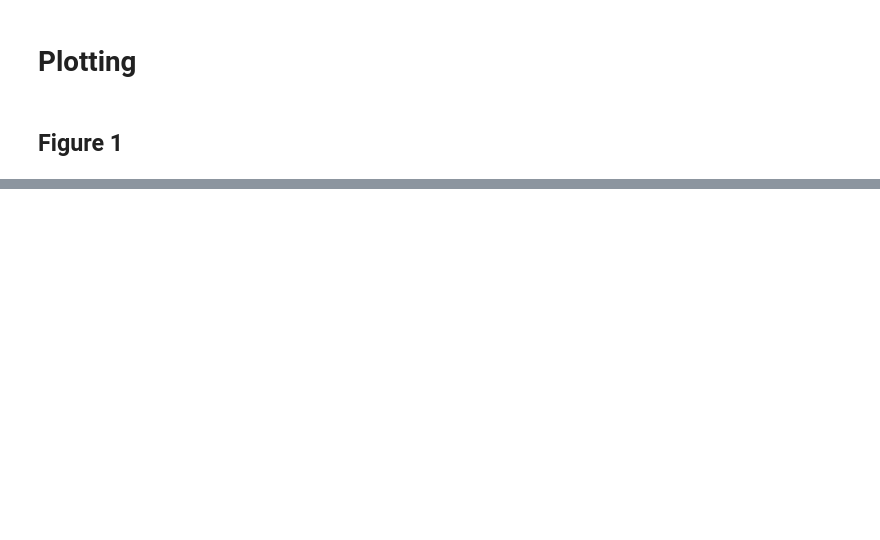
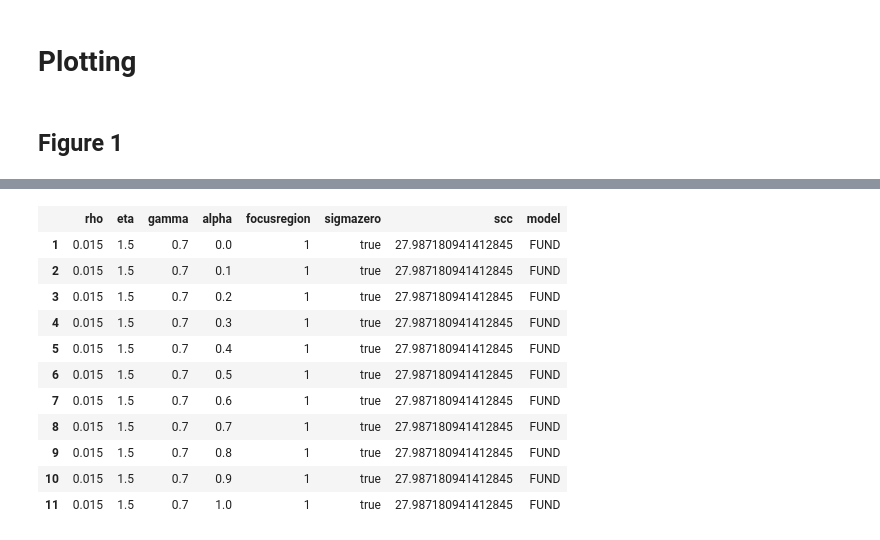
Before and after one commit to davidanthoff/paper-2019-sccinequality, a Jupyter notebook: Paper.ipynb, the cells around one changed output, grey strips where cells are left out. Cells and saved outputs as stored; diff of their text form; code cells hidden in the pictures; blank space fills up the shorter version.

```diff
--- a/Paper.ipynb
+++ b/Paper.ipynb
@@ -213,0 +260,15 @@ df_figure1_panelD_line2 = @where(df_temp, (:model .== "RICE") & (:sigmazero .==
+# %%
+df_figure2_panelA_line1
+# %% [output]
+|  | rho | eta | gamma | alpha | focusregion | sigmazero | scc | model |
+| 1 | 0.015 | 1.5 | 0.7 | 0.0 | 1 | true | 27.987180941412845 | FUND |
+| 2 | 0.015 | 1.5 | 0.7 | 0.1 | 1 | true | 27.987180941412845 | FUND |
+| 3 | 0.015 | 1.5 | 0.7 | 0.2 | 1 | true | 27.987180941412845 | FUND |
+| 4 | 0.015 | 1.5 | 0.7 | 0.3 | 1 | true | 27.987180941412845 | FUND |
+| 5 | 0.015 | 1.5 | 0.7 | 0.4 | 1 | true | 27.987180941412845 | FUND |
+| 6 | 0.015 | 1.5 | 0.7 | 0.5 | 1 | true | 27.987180941412845 | FUND |
+| 7 | 0.015 | 1.5 | 0.7 | 0.6 | 1 | true | 27.987180941412845 | FUND |
+| 8 | 0.015 | 1.5 | 0.7 | 0.7 | 1 | true | 27.987180941412845 | FUND |
+| 9 | 0.015 | 1.5 | 0.7 | 0.8 | 1 | true | 27.987180941412845 | FUND |
+| 10 | 0.015 | 1.5 | 0.7 | 0.9 | 1 | true | 27.987180941412845 | FUND |
+| 11 | 0.015 | 1.5 | 0.7 | 1.0 | 1 | true | 27.987180941412845 | FUND |
```
Also changed, not shown: parts of 19 cells of this notebook.
